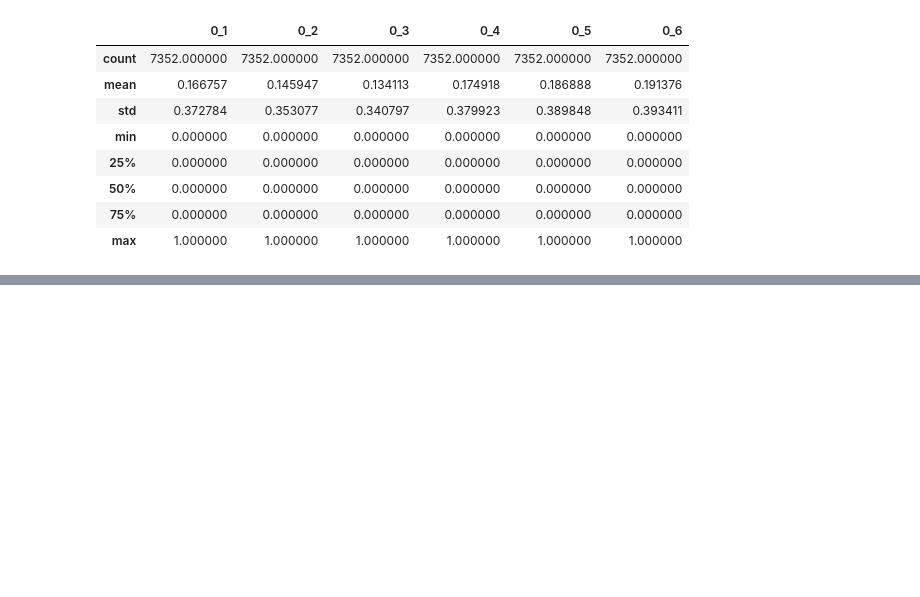
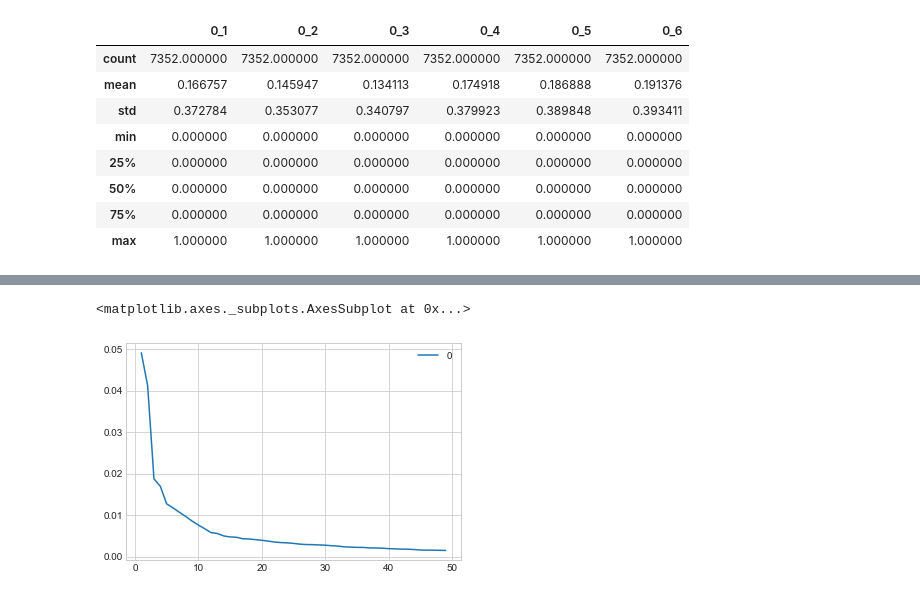
Before and after one commit to Srikar07/Kaggle_Titanic, a Jupyter notebook: Human_Acitvity/UCI solution.ipynb, the cells around one changed output, grey strips where cells are left out. Cells and saved outputs as stored; diff of their text form; code cells hidden in the pictures; blank space fills up the shorter version.

```diff
--- a/Human_Acitvity/UCI solution.ipynb
+++ b/Human_Acitvity/UCI solution.ipynb
@@ -78,0 +73,6 @@ X_train_transform = sc.fit_transform(X_train)
+# %%
+# components none as to know the the optimum columns to consider
+pca = PCA(n_components = None)
+X_train_pca = pca.fit_transform(X_train)
+#X_test = pca.transform(X_test)
+explained_variance = pca.explained_variance_ratio_
@@ -78,0 +99,6 @@ X_train_transform = sc.fit_transform(X_train)
+# %%
+explained_variance = pd.DataFrame(explained_variance)
+explained_variance[1:50].plot()
+# %% [output]
+<matplotlib.axes._subplots.AxesSubplot at 0x...>
+[figure, added]
```
Also changed, not shown: parts of 10 cells of this notebook.
